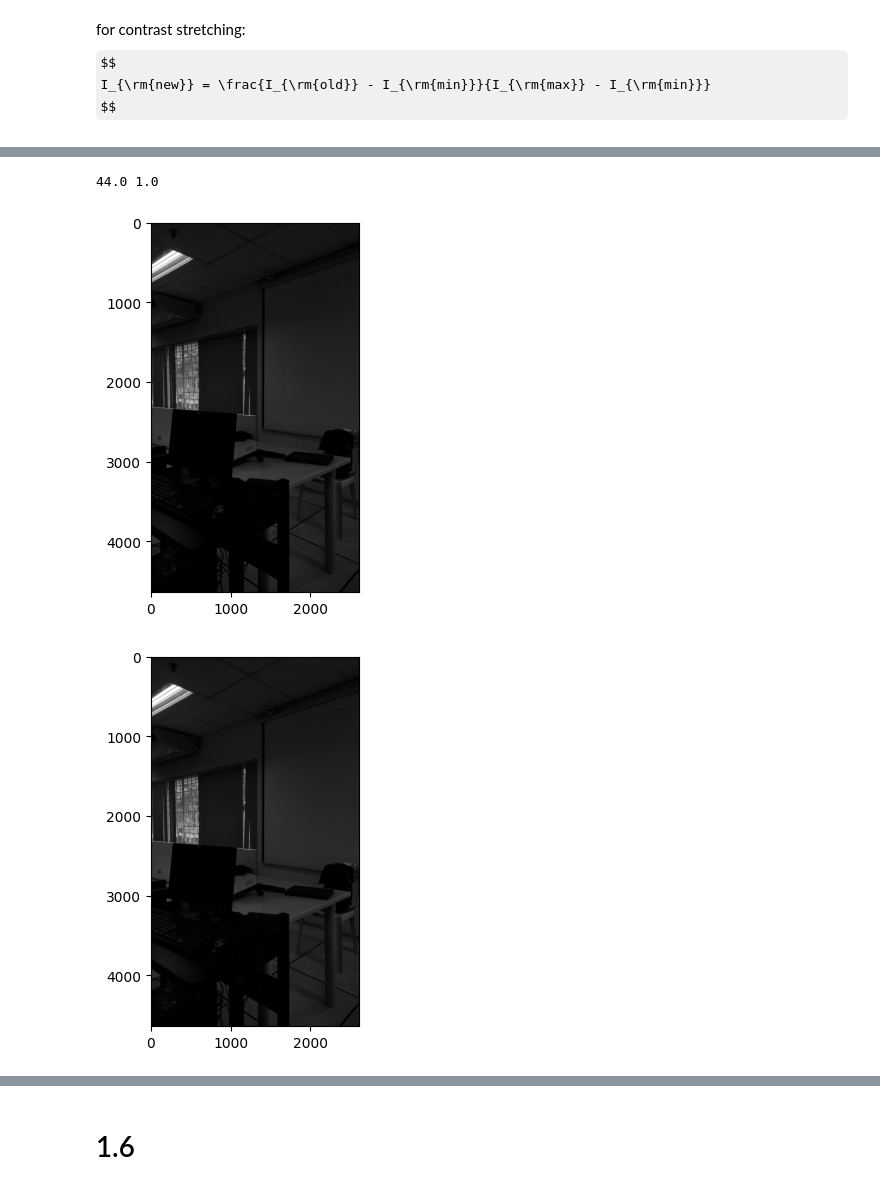
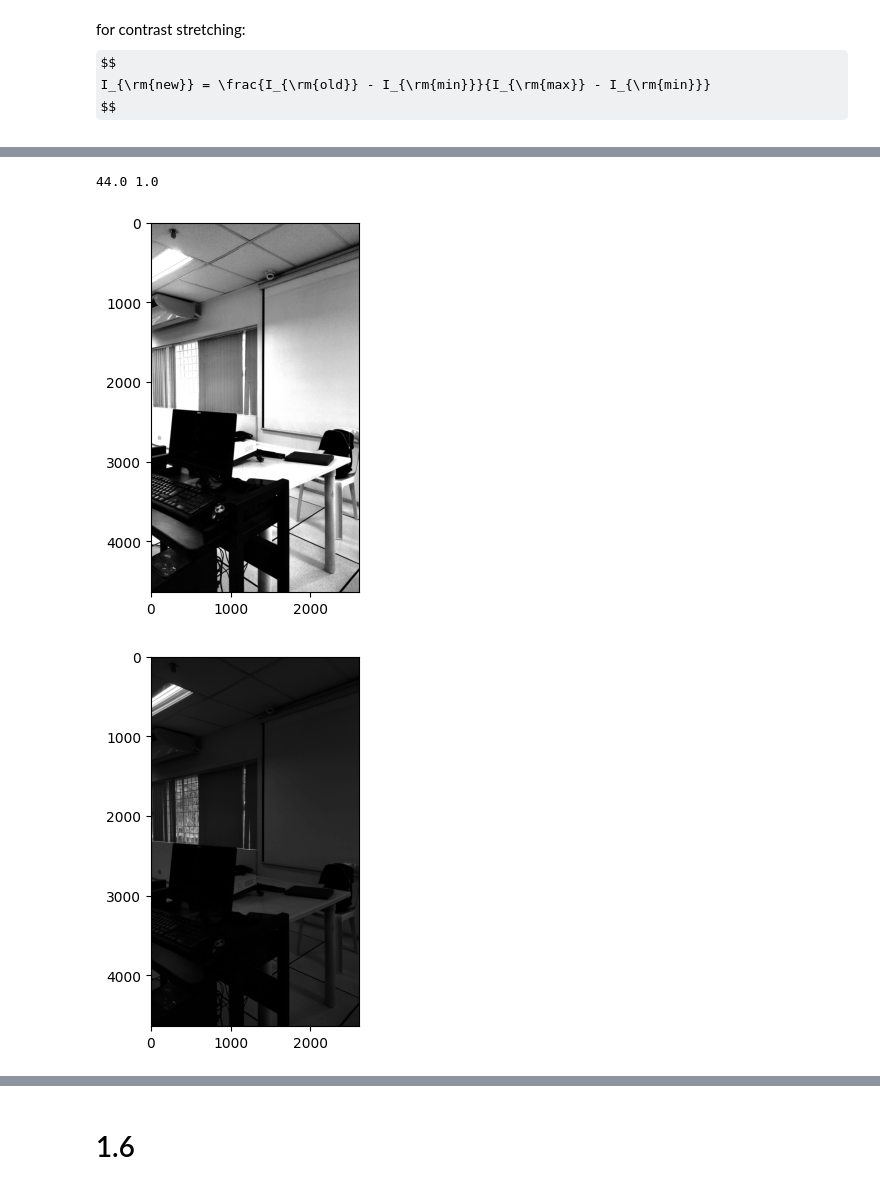
Before and after one commit to jclmaypa/MAYPA_AP-157-Submissions, a Jupyter notebook: Activity 1/Activity 1.ipynb, the cells around one changed output, grey strips where cells are left out. Drawn from its saved outputs; the diff is of its cells as text; code cells hidden in the pictures; some formulas as TeX source.

```diff
--- a/Activity 1/Activity 1.ipynb
+++ b/Activity 1/Activity 1.ipynb
@@ -434,19 +407,20 @@ plt.show()
 # %%
 # Applying contrast stretching
 Imin = np.percentile(processed_image, 10)
 Imax = np.percentile(processed_image, 90)
 contrast_stretched = 255*(processed_image - Imin)/(Imax - Imin)
 contrast_stretched[contrast_stretched < 0] = 0
+contrast_stretched[contrast_stretched > 255] = 255
 print(Imax, Imin)
 plt.imshow(contrast_stretched, cmap = "gray")
 plt.show()
 
 plt.imshow(processed_image, cmap = "gray")
 plt.show()
 
 plt.imshow(processed_image - contrast_stretched, cmap = "gray")
 plt.show()
 # %% [output]
 44.0 1.0
-[figure, old version]
+[figure, new version]
 [figure]
```
Also changed, not shown: parts of 17 cells of this notebook.
